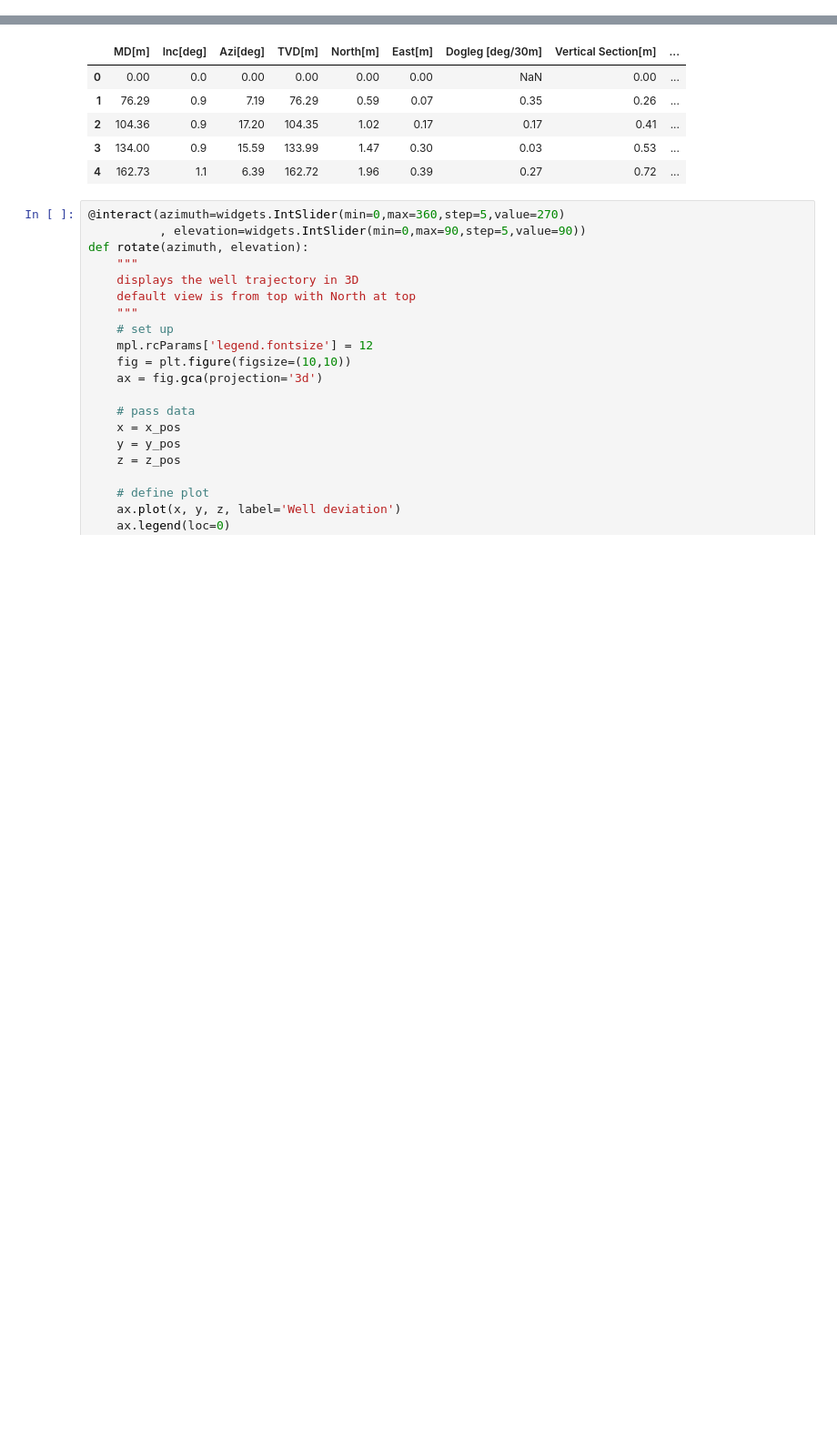
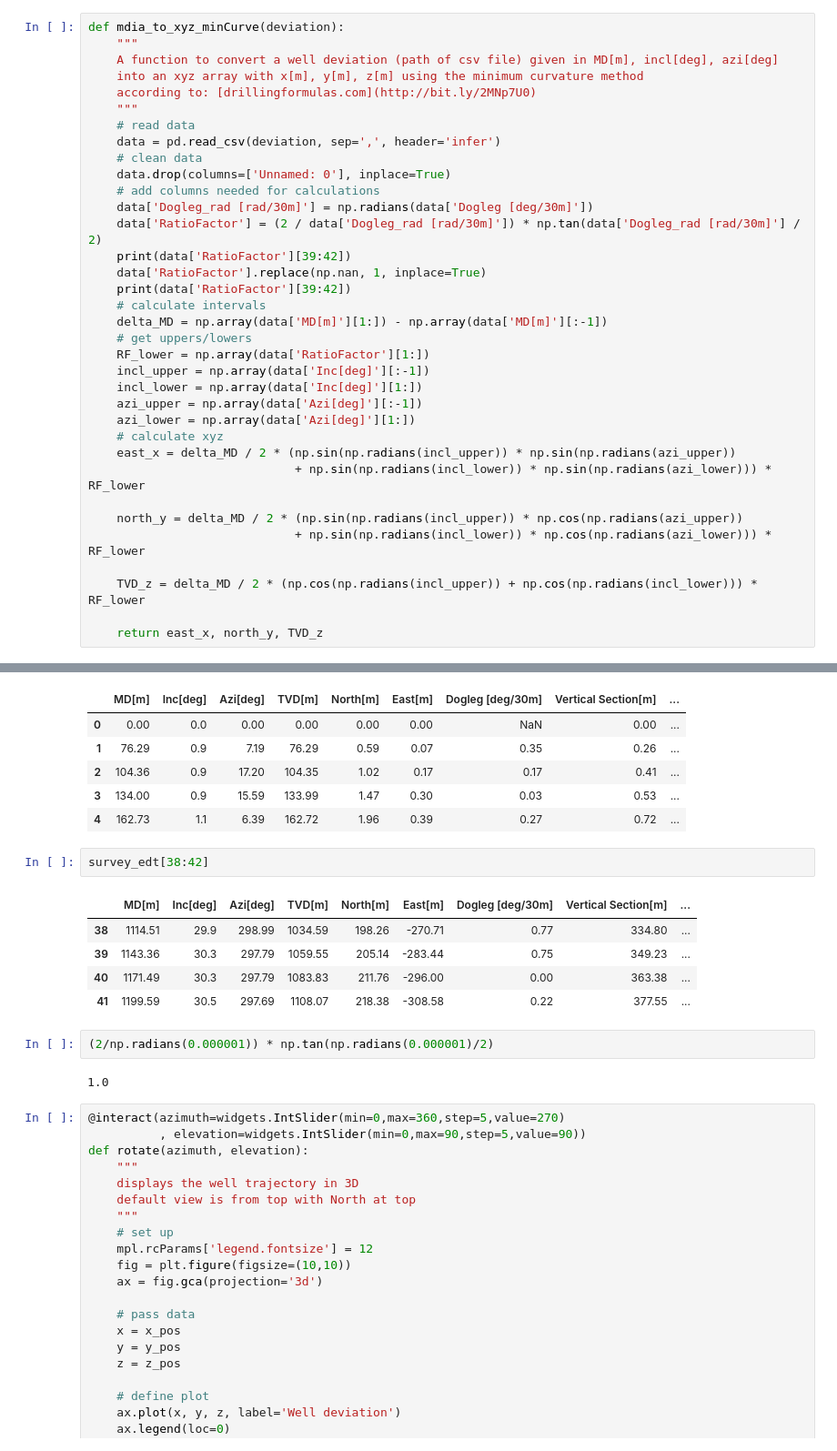
Before and after one commit to Zabamund/fracture-SFA, a Jupyter notebook: notebooks/SFA_Notebook.ipynb, the cells around one changed output, grey strips where cells are left out. Shown: that part at 91% size. Cells and saved outputs as stored; diff of their text form; blank space fills up the shorter version.

```diff
--- a/notebooks/SFA_Notebook.ipynb
+++ b/notebooks/SFA_Notebook.ipynb
@@ -215,6 +203,41 @@ survey_edt.tail(15)
 survey_info['Survey Info'][0]
 # %% [output]
 "All data is in Metres unless otherwise stated\r\nCoordinates are from Installation MD's are from Rig and TVD's are from Rig ( Actual Datum #1 430.1m above Mean Sea Level )\r\nVertical Section is from ...
+# %%
+def mdia_to_xyz_minCurve(deviation):
+    """
+    A function to convert a well deviation (path of csv file) given in MD[m], incl[deg], azi[deg]
+    into an xyz array with x[m], y[m], z[m] using the minimum curvature method
+    according to: [drillingformulas.com](http://bit.ly/2MNp7U0)
+    """
+    # read data
+    data = pd.read_csv(deviation, sep=',', header='infer')
+    # clean data
+    data.drop(columns=['Unnamed: 0'], inplace=True)
+    # add columns needed for calculations
+    data['Dogleg_rad [rad/30m]'] = np.radians(data['Dogleg [deg/30m]'])
+    data['RatioFactor'] = (2 / data['Dogleg_rad [rad/30m]']) * np.tan(data['Dogleg_rad [rad/30m]'] / 2)
+    print(data['RatioFactor'][39:42])
+    data['RatioFactor'].replace(np.nan, 1, inplace=True)
+    print(data['RatioFactor'][39:42])
+    # calculate intervals
+    delta_MD = np.array(data['MD[m]'][1:]) - np.array(data['MD[m]'][:-1])
+    # get uppers/lowers
+    RF_lower = np.array(data['RatioFactor'][1:])
+    incl_upper = np.array(data['Inc[deg]'][:-1])
+    incl_lower = np.array(data['Inc[deg]'][1:])
+    azi_upper = np.array(data['Azi[deg]'][:-1])
+    azi_lower = np.array(data['Azi[deg]'][1:])
+    # calculate xyz
+    east_x = delta_MD / 2 * (np.sin(np.radians(incl_upper)) * np.sin(np.radians(azi_upper))
+                             + np.sin(np.radians(incl_lower)) * np.sin(np.radians(azi_lower))) * RF_lower
+
+    north_y = delta_MD / 2 * (np.sin(np.radians(incl_upper)) * np.cos(np.radians(azi_upper))
+                             + np.sin(np.radians(incl_lower)) * np.cos(np.radians(azi_lower))) * RF_lower
+
+    TVD_z = delta_MD / 2 * (np.cos(np.radians(incl_upper)) + np.cos(np.radians(incl_lower))) * RF_lower
+
+    return east_x, north_y, TVD_z
 # %%
 # get xyz arrays for survey
 x_dev = mdia_to_xyz_minCurve('../data/cleanedData/survey_edt.csv')[0]
@@ -263,6 +304,18 @@ survey_edt.head()
 | 2 | 104.36 | 0.9 | 17.20 | 104.35 | 1.02 | 0.17 | 0.17 | 0.41 | ... |
 | 3 | 134.00 | 0.9 | 15.59 | 133.99 | 1.47 | 0.30 | 0.03 | 0.53 | ... |
 | 4 | 162.73 | 1.1 | 6.39 | 162.72 | 1.96 | 0.39 | 0.27 | 0.72 | ... |
+# %%
+survey_edt[38:42]
+# %% [output]
+|  | MD[m] | Inc[deg] | Azi[deg] | TVD[m] | North[m] | East[m] | Dogleg [deg/30m] | Vertical Section[m] | ... |
+| 38 | 1114.51 | 29.9 | 298.99 | 1034.59 | 198.26 | -270.71 | 0.77 | 334.80 | ... |
+| 39 | 1143.36 | 30.3 | 297.79 | 1059.55 | 205.14 | -283.44 | 0.75 | 349.23 | ... |
+| 40 | 1171.49 | 30.3 | 297.79 | 1083.83 | 211.76 | -296.00 | 0.00 | 363.38 | ... |
+| 41 | 1199.59 | 30.5 | 297.69 | 1108.07 | 218.38 | -308.58 | 0.22 | 377.55 | ... |
+# %%
+(2/np.radians(0.000001)) * np.tan(np.radians(0.000001)/2)
+# %% [output]
+1.0
 # %%
 @interact(azimuth=widgets.IntSlider(min=0,max=360,step=5,value=270)
           , elevation=widgets.IntSlider(min=0,max=90,step=5,value=90))
```
Also changed, not shown: parts of 6 cells of this notebook.
